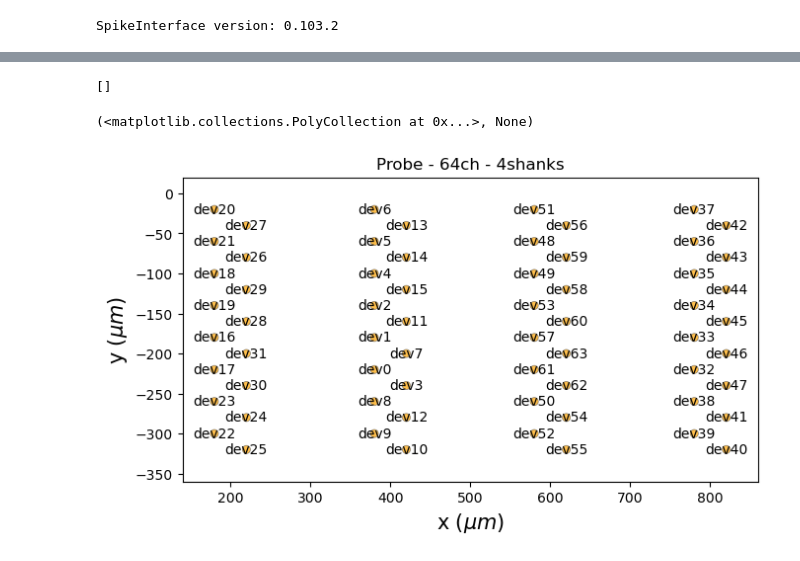
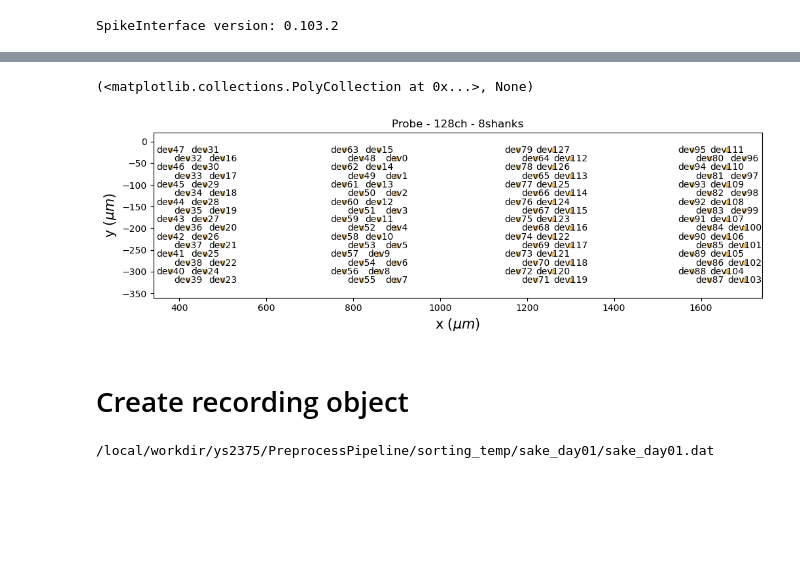
Before and after one commit to yoshihito-saito/PreprocessPipeline, a Jupyter notebook: PostProcessing.ipynb, the cells around one changed output, grey strips where cells are left out. Drawn from its saved outputs; the diff is of its cells as text; code cells hidden in the pictures; blank space fills up the shorter version.

```diff
--- a/PostProcessing.ipynb
+++ b/PostProcessing.ipynb
@@ -74,25 +71,50 @@ chanMapPath = glob.glob(basepath + '/chanMap.mat')[0]
-# %%
-chanMapmat = loadmat(chanMapPath)
-x = chanMapmat['xcoords'].flatten()
-y = chanMapmat['ycoords'].flatten()
-coords = np.column_stack((x, y))
-shank_ids = chanMapmat['kcoords'].flatten()
-device_ch_inds = chanMapmat['chanMap'].flatten() - 1
-bad_ch_ids = np.where(chanMapmat['connected'][:,0]==0)[0]
-print(bad_ch_ids)
-
-probe = Probe(ndim=2, si_units='um')
-probe.set_contacts(
-    positions=coords,
-    shapes='circle',
-    shape_params={'radius': 5},
-    shank_ids=shank_ids
-)
-probe.set_device_channel_indices(device_ch_inds)
-
-fig, ax = plt.subplots(figsize=(8,4))
-plot_probe(probe, with_contact_id=True, with_device_index=True, ax=ax)
-# %% [output]
-[]
-(<matplotlib.collections.PolyCollection at 0x...>, None)
-[figure, removed]
+# %%
+chanMapPath = glob.glob(basepath + '/chanMap.mat')[0]
+chanMapmat_correct = loadmat(chanMapPath)
+x = chanMapmat_correct['xcoords'].flatten()
+y = chanMapmat_correct['ycoords'].flatten()
+coords = np.column_stack((x, y))
+shank_ids = chanMapmat_correct['kcoords'].flatten()
+device_ch_inds = chanMapmat_correct['chanMap'].flatten() - 1
+# bad_ch_ids = np.where(chanMapmat_correct['connected'][:,0]==0)[0]
+bad_ch_ids = []
+
+probe = Probe(ndim=2, si_units='um')
+probe.set_contacts(
+    positions=coords,
+    shapes='circle',
+    shape_params={'radius': 5},
+    shank_ids=shank_ids
+)
+probe.set_device_channel_indices(device_ch_inds)
+
+fig, ax = plt.subplots(figsize=(12,4))
+plot_probe(probe, with_contact_id=True, with_device_index=True, ax=ax)
+# %% [output]
+(<matplotlib.collections.PolyCollection at 0x...>, None)
+[figure, added]
+# %% [markdown]
+# Create recording object
+# %%
+# Sampling frequency and channel count
+fs = get_sampling_rate(xmlPath)
+num_channels = len(device_ch_inds)
+recording_list = []
+
+# Read and load each binary recording file
+for i in range(len(dataPath)):
+    recording_ = se.read_binary(
+        dataPath[i],
+        sampling_frequency=fs,
+        dtype='int16',
+        num_channels=num_channels,
+        gain_to_uV=0.195,
+        offset_to_uV=0
+    )
+    print(dataPath[i])
+    recording_list.append(recording_)
+
+# Concatenate all recordings into single recording object
+recording = si.concatenate_recordings(recording_list)
+# %% [output]
+/local/workdir/ys2375/PreprocessPipeline/sorting_temp/sake_day01/sake_day01.dat
```
Also changed, not shown: parts of 26 cells of this notebook.
